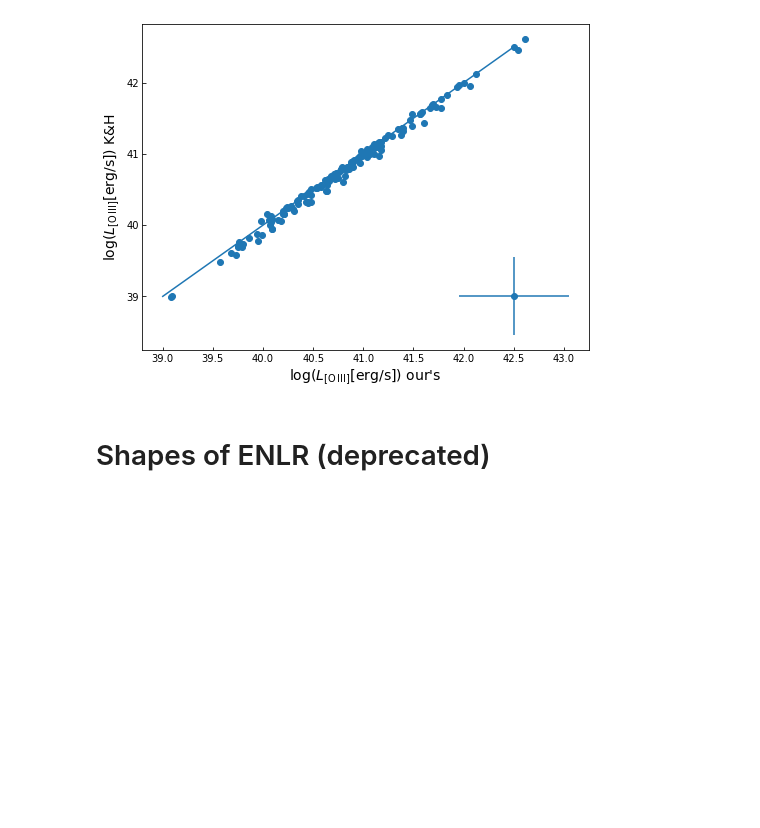
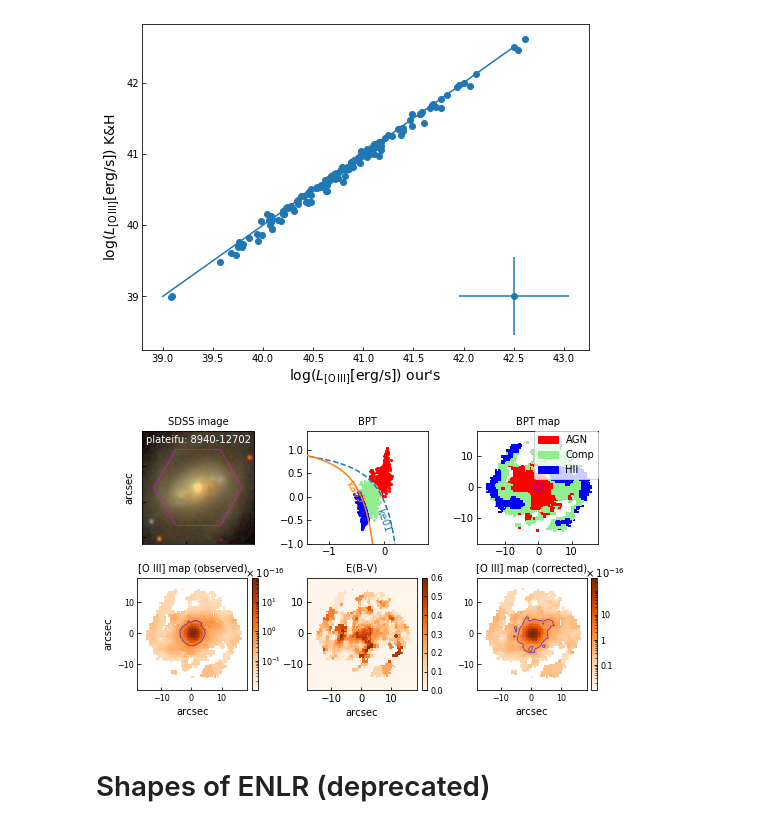
Before and after one commit to cjhang/ENLR, a Jupyter notebook: Methods.ipynb, the cells around one changed output. Cells and saved outputs as stored; diff of their text form; code cells hidden in the pictures; blank space fills up the shorter version.

```diff
--- a/Methods.ipynb
+++ b/Methods.ipynb
@@ -830,6 +883,99 @@ with open('data/LO3-{}.dat'.format(today), 'w') as f:
     if plot:
         pdf.close()
         %matplotlib inline
+# %%
+#Used for PPT
+
+from mangatools.maps import Maps
+from mangatools.fitmaps import FitMaps
+
+set_matplotlib_formats('png')
+fs = 10 #fontsize
+las = 8 #lable size
+
+fm_dir = '/Volumes/Lacie2/fitmaps/fitmap/' #set to your local folder
+fm_binned_dir = '/Volumes/Lacie2/fitmaps/fitmap2/' #set to your local folder
+
+fig = plt.figure(figsize=(8, 6))
+ax = fig.subplots(2,3)
+plt.subplots_adjust(left=0.1, right=0.9, top=0.8, bottom=0.2, wspace=0.4, hspace=0.3)
+
+if True:
+    plateifu = '8940-12702'
+    m = Maps(plateifu)
+    fm = FitMaps(plateifu, fitmaps_dir=fm_dir, fitmaps_binned_dir=fm_binned_dir)
+
+    #plt.imshow(m2.E_BV, origin='lower')
+
+    #width = int(m.ifudsgn) // 10
+    #m.image(ax=ax[i, 0], showImage=False, mini=True, fs=5)
+    m.image_quary(ax=ax[0, 0], scale=0.06, width=640, height=640, show_bundle=True, lw=0.5, opt='', fs=fs)
+    m.bpt(ax=ax[0, 1], showImage=False, mini=True, fs=fs)
+    ax[0,1].text(-0.18, -0.4, 'ke01', rotation=-70, fontsize=fs, color='C0')
+    ax[0,1].text(-0.75, 0.2, 'ka03', rotation=-55, fontsize=fs, color='C1')
+
+    m.bpt2d(ax=ax[0, 2], show_psf=True, showImage=False, mini=True, fs=fs)
+    #ax[i, 2].text(-5, 5, '19', fontsize=fs)
+    #m.vfield(ax=ax[i, 2], showImage=False, mini=True, fs=2)
+    #m.line('OIII-5008', plot=True, ax=ax[i, 3], showImage=False, redcorr=True, snr=3,
+    #       mini=True, fs=4, showColorbar=False)
+    #m.line_ew('Ha-6564', plot=True, ax=ax[i, 4], showImage=False, mini=True, fs=4, showColorbar=False)
+
+    #O3, O3_err = fm.O3map(redcorr=False)
+    O3data = fm.line('[OIII]5008') + fm.line('_[OIII]5008')
+    O3, O3_err = O3data[0], O3data[1]
+    O3_corr, O3_corr_err = fm.O3map(fix_outlier=True, smooth=False)
+
+        #m.redcorrmap(plot=True, showImage=False, ax=ax[i,4], mini=True, fs=4, showColorbar=True)
+    x, y = m.maps['SPX_SKYCOO'].data
+    x = np.flip(x)
+    extent = [x.min(), x.max(), y.min(), y.max()]
+
+    sb_orig = 4 * O3 / 10
+    im = ax[1, 0].pcolormesh(x, y, sb_orig, norm=colors.LogNorm(vmin=0.01, vmax=sb_orig.max()), cmap='Oranges')
+    cs = ax[1, 0].contour(x, y, sb_orig, levels=[1], colors='b', extent=extent, linewidths=0.5)
+    ax[1, 0].tick_params(axis='both', which='major', labelsize=las)
+    cbar = plt.colorbar(im, ax=ax[1, 0], fraction=0.056, pad=0.04, ticks=[0.1, 1, 10], orientation='vertical')
+    cbar.ax.tick_params(labelsize=las)
+    cbar.ax.set_title(r'$\quad\quad\times 10^{-16}$', fontsize=fs, pad=0.2)
+
+    sb = 4 * O3_corr / 10
+    im = ax[1, 2].pcolormesh(x, y, sb, norm=colors.LogNorm(vmin=0.01, vmax=sb.max()), cmap='Oranges')
+    cs = ax[1, 2].contour(x, y, sb, levels=[1], colors='b', extent=extent, linewidths=0.5)
+    #plt.clabel(cs, inline=1, fontsize=5, fmt='%1.1f')
+    cbar = plt.colorbar(im, ax=ax[1, 2], fraction=0.056, pad=0.04, ticks=[0.1, 1, 10], orientation='vertical')
+    cbar.ax.tick_params(labelsize=las)
+    cbar.ax.set_title(r'$\quad\quad\times 10^{-16}$', fontsize=fs, pad=0.2)
+    ax[1, 2].tick_params(axis='both', which='major', labelsize=las)
+    # change the tick label
+    #cbar = fig.colorbar(cax, ticks=[0.1, 1, 10], orientation='horizontal')
+    cbar.ax.set_yticklabels(['0.1', '1', '10'])  # horizontal colorbar
+    #labels = [item.get_text() for item in cbar.get_xticklabels()]
+    #labels[1] = 'Testing'
+    #cbar.set_xticklabels(labels)
+
+    E_BV = fm.E_BV
+    im = ax[1, 1].pcolormesh(x, y, E_BV, vmax=0.6, cmap='Oranges')
+    cbar = plt.colorbar(im, ax=ax[1, 1], fraction=0.056, pad=0.04)
+    cbar.ax.tick_params(labelsize=las)
+    ax[1, 1].tick_params(axis='both', which='major', labelsize=fs)
+
+    ax[0, 0].set_title('SDSS image', fontsize=fs)
+    ax[0, 1].set_title("BPT", fontsize=fs)
+    ax[0, 2].set_title('BPT map', fontsize=fs)
+    ax[1, 0].set_title('[O III] map (observed)', fontsize=fs)
+    ax[1, 1].set_title("E(B-V)", fontsize=fs)
+    ax[1, 2].set_title('[O III] map (corrected)', fontsize=fs)
+
+    ax[1, 0].set_xlabel('arcsec', fontsize=fs)
+    ax[0, 0].set_ylabel('arcsec', fontsize=fs)
+    ax[1, 0].set_ylabel('arcsec', fontsize=fs)
+    ax[1, 1].set_xlabel('arcsec', fontsize=fs)
+    ax[1, 2].set_xlabel('arcsec', fontsize=fs)
+
+fig.savefig("./results/L_OIII.pdf", bbox_inches='tight')
+# %% [output]
+[figure, added]
 # %% [markdown]
 # Shapes of ENLR (deprecated)
 # %% [markdown]
```
Also changed, not shown: parts of 3 cells of this notebook, 7 other files.
